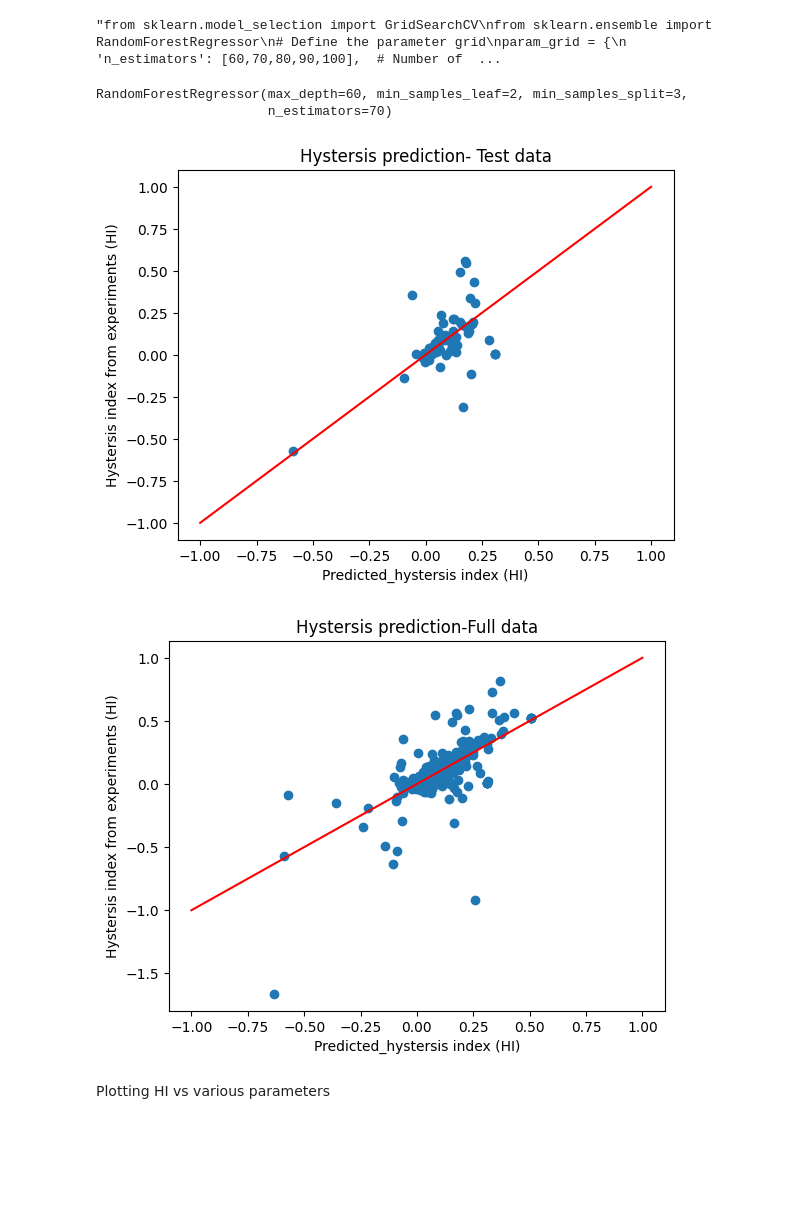
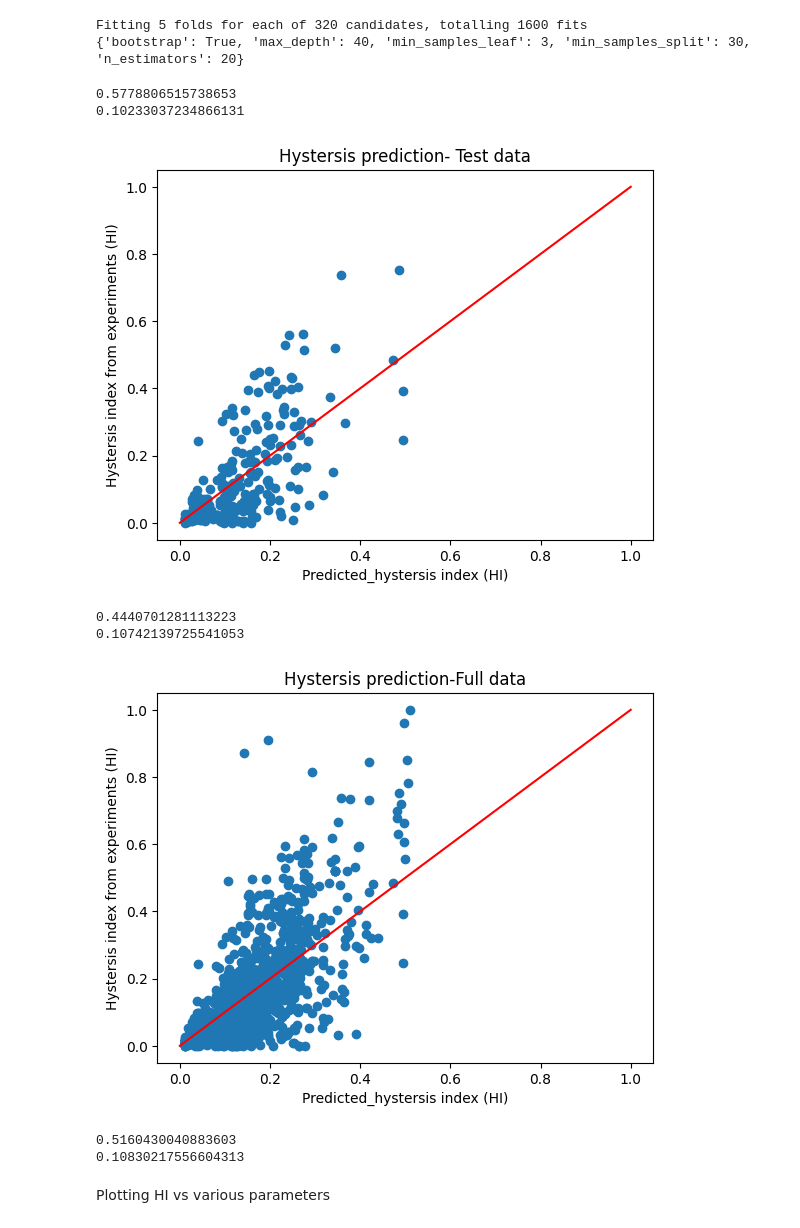
Before and after one commit to sharunpshaji/Perovskitedatabase, a Jupyter notebook: Randomforest.ipynb, the cells around one changed output. Saved outputs shown, nothing was run; the diff lists cells and outputs as text; code cells hidden in the pictures; blank space fills up the shorter version.

```diff
--- a/Randomforest.ipynb
+++ b/Randomforest.ipynb
@@ -8,7 +8,6 @@ import sklearn as sk
 from sklearn.metrics import mean_squared_error
 from math import sqrt
 # %%
-df = pd.read_excel('clean reduced features hystersis with thickness.xlsx')
-df = df.drop(['Unnamed: 0'],axis=1)
+df = pd.read_excel('Final_clean_data.xlsx')
 display(df)
 # %% [output]
@@ -53,41 +72,46 @@ X_temp, X_test, y_temp, y_test = train_test_split(X, y, test_size=0.2, random_st
 X_train, X_val, y_train, y_val = train_test_split(X_temp, y_temp, test_size=0.25, random_state=42)
 # %%
 #Optimisation of RF model through Gird Search
-"""from sklearn.model_selection import GridSearchCV
+from sklearn.model_selection import GridSearchCV
 from sklearn.ensemble import RandomForestRegressor
 # Define the parameter grid
 param_grid = {
-    'n_estimators': [60,70,80,90,100],  # Number of trees in the forest
-    'max_depth': [None, 40, 60, 80, 90],  # Maximum depth of the tree
-    'min_samples_split': [2,3,4],  # Minimum number of samples required to split an internal node
-    'min_samples_leaf': [2, 3],  # Minimum number of samples required to be at a leaf node
-    'bootstrap': [True, False]  # Method of selecting samples for training each tree
+    'n_estimators': [20,40,100,500,1000],  # Number of trees in the forest
+    'max_depth': [30,40,50,60],  # Maximum depth of the tree
+    'min_samples_split': [30,40,50,60],  # Minimum number of samples required to split an internal node
+    'min_samples_leaf': [1,2,3,4],  # Minimum number of samples required to be at a leaf node
+    'bootstrap': [True]  # Method of selecting samples for training each tree
 }
 # Create a base model
 rfm = RandomForestRegressor()
 
 # Instantiate the grid search model
-grid_search = GridSearchCV(estimator=rfm, param_grid=param_grid, cv=3, n_jobs=-1, verbose=2)
+grid_search = GridSearchCV(estimator=rfm, param_grid=param_grid, cv=5, n_jobs=-1, verbose=2)
 
 # Fit the grid search to the data
-grid_search.fit(X_temp, y_temp)
+grid_search.fit(X, y)
 
 # Get the best parameters
 best_params = grid_search.best_params_
-print(best_params)"""
+print(best_params)
 # %% [output]
-"from sklearn.model_selection import GridSearchCV\nfrom sklearn.ensemble import RandomForestRegressor\n# Define the parameter grid\nparam_grid = {\n    'n_estimators': [60,70,80,90,100],  # Number of  ...
+Fitting 5 folds for each of 320 candidates, totalling 1600 fits
+{'bootstrap': True, 'max_depth': 40, 'min_samples_leaf': 3, 'min_samples_split': 30, 'n_estimators': 20}
 # %%
 from sklearn.ensemble import RandomForestRegressor
-rf = RandomForestRegressor(bootstrap = True, max_depth = 60, min_samples_leaf = 2, min_samples_split = 3, n_estimators = 70)
+rf = RandomForestRegressor(bootstrap = True, max_depth = 40, min_samples_leaf = 3, min_samples_split = 30, n_estimators = 35)
 rf.fit(X_train,y_train)
+print(rf.score(X_train,y_train))
+
+y_pred_train = rf.predict(X_train)
+print(sqrt(mean_squared_error(y_pred_train,y_train)))
 # %% [output]
-RandomForestRegressor(max_depth=60, min_samples_leaf=2, min_samples_split=3,
-                      n_estimators=70)
+0.5778806515738653
+0.10233037234866131
 # %%
 y_pred = rf.predict(X_test)
 plt.scatter(y_pred,y_test)
-lim1,lim2 = -1,1
+lim1,lim2 = 0,1
 xlim,ylim = [lim1,lim2], [lim1,lim2]
 #plt.xlim(lim1,lim2)
 #plt.ylim(lim1,lim2)
@@ -96,23 +120,35 @@ plt.title('Hystersis prediction- Test data')
 plt.xlabel('Predicted_hystersis index (HI)')
 plt.ylabel('Hystersis index from experiments (HI)')
 plt.show()
-#print(sqrt(mean_squared_error(y_pred,y_test)))
 # %% [output]
-[figure, old version]
+[figure, new version]
+# %%
+print(rf.score(X_test,y_test))
+print(sqrt(mean_squared_error(y_pred,y_test)))
+# %% [output]
+0.4440701281113223
+0.10742139725541053
 # %%
 y_fullpred = rf.predict(X)
+y_fullpredictionDataframe = pd.DataFrame(y_fullpred)
+y_fullpredictionDataframe.to_clipboard()
 plt.scatter(y_fullpred,y)
-lim1,lim2 = -1,1
+lim1,lim2 = 0,1
 xlim,ylim = [lim1,lim2], [lim1,lim2]
 #plt.xlim(lim1,lim2)
 #plt.ylim(lim1,lim2)
 plt.plot(xlim,ylim, color = 'r')
 plt.title('Hystersis prediction-Full data')
 plt.xlabel('Predicted_hystersis index (HI)')
 plt.ylabel('Hystersis index from experiments (HI)')
 plt.show()
-#print(sqrt(mean_squared_error(y_fullpred,y)))
 # %% [output]
-[figure, old version]
+[figure, new version]
+# %%
+print(rf.score(X,y))
+print(sqrt(mean_squared_error(y_fullpred,y)))
+# %% [output]
+0.5160430040883603
+0.10830217556604313
 # %% [markdown]
 Plotting HI vs various parameters
```
Also changed, not shown: parts of 13 cells of this notebook.
